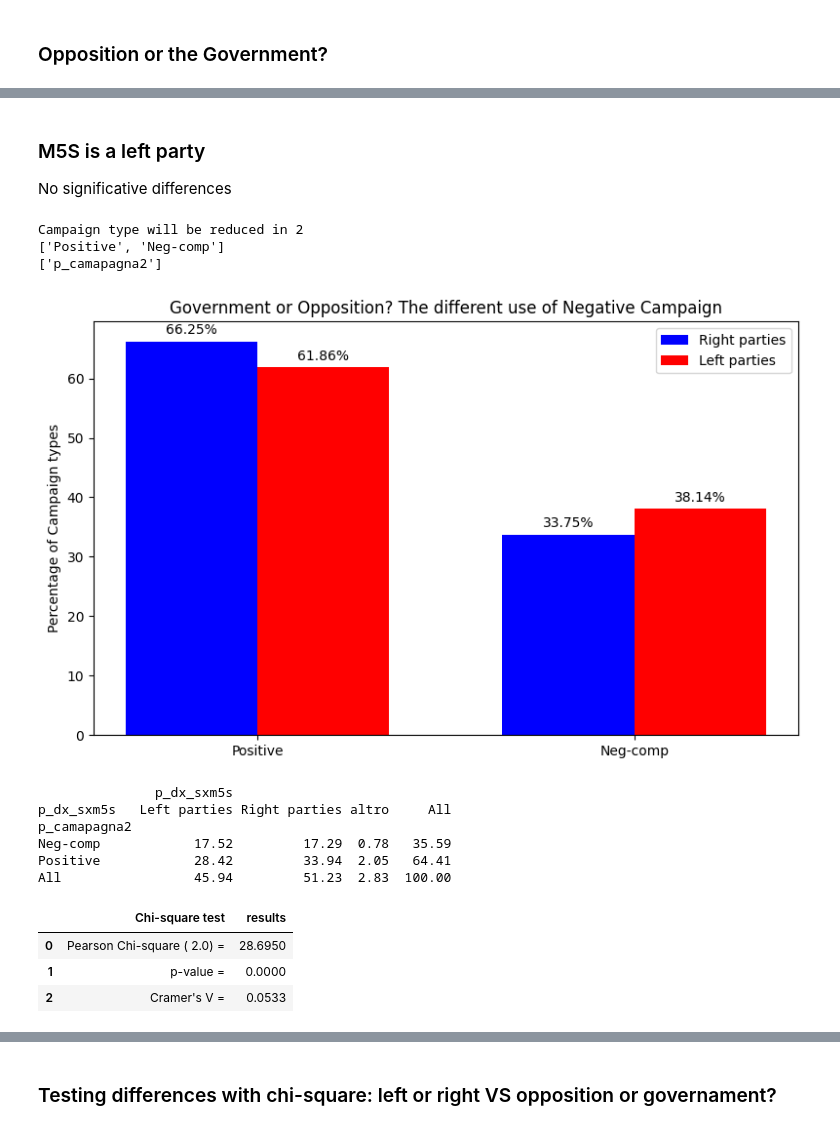
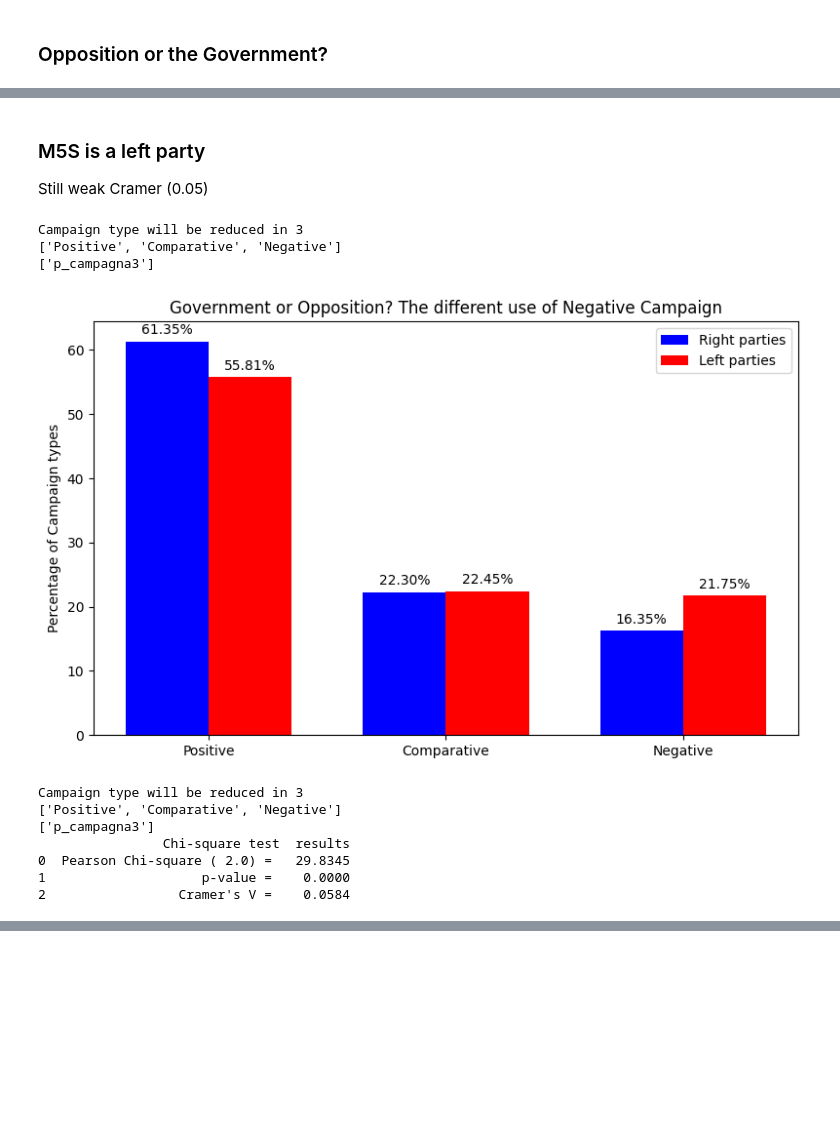
Before and after one commit to SalvatoreRomano1/thesis, a Jupyter notebook: analysis_python/Statistical_Analysis.ipynb, the cells around one changed output, grey strips where cells are left out. Cells and saved outputs as stored; diff of their text form; code cells hidden in the pictures; blank space fills up the shorter version.

```diff
--- a/analysis_python/Statistical_Analysis.ipynb
+++ b/analysis_python/Statistical_Analysis.ipynb
@@ -189,0 +95,9 @@ comDB = comDB.replace({'destra':'Right parties', 'sinistra':'Left parties'})
+# %%
+#Rename the variables to traslate them in english
+comDB = comDB.replace({'Positiva':'Positive', 'Negativa': 'Negative', 'Comparativa': 'Comparative', 'Neutro':'Neutral'})
+comDB = comDB.replace({'opposizione':'Opposition', 'governo':'Government'})
+comDB = comDB.replace({'destra':'Right parties', 'sinistra':'Left parties'})
+comDB = comDB.replace({'ambiguo':'Ambiguos', 'negativo': 'Negative', 'problematico': 'Problematic', 'hate':'Hate Speech', 'positivo':'Positive'})
+
+
+hide_toggle()
@@ -351,11 +479,11 @@ changeReduction()
 
 
 # create the new DB
-a = postDB.loc[postDB['p_dx_sx'] == 'Right parties']
+a = postDB3.loc[postDB3['p_dx_sx'] == 'Right parties']
 a = a.groupby(p_campagnaVar).count().reindex(newindex)
 a = a.Count.transform(lambda x: x/x.sum()*100)
 
-b= postDB.loc[postDB['p_dx_sx'] == 'Left parties']
+b= postDB3.loc[postDB3['p_dx_sx'] == 'Left parties']
 b = b.groupby(p_campagnaVar).count().reindex(newindex)
 b = b.Count.transform(lambda x: x/x.sum()*100)
 
@@ -383,4 +511,20 @@ ax.legend()
 fig.tight_layout()
 #plt.savefig('images/governo.png', dpi=300)
 plt.show()
+
+changeReduction()
+
+crosstab, test_results, expected = rp.crosstab(postDB["p_camapagna2"], postDB["p_dx_sx"],
+                                               prop= 'col',
+                                               test= "chi-square",
+                                               expected_freqs= True,
+                                               )
+#print (crosstab)
+#print('---------------------------------------------------')
+#print (expected)
+#print('---------------------------------------------------')
+print(test_results)
+
+
+hide_toggle()
 # %% [output]
@@ -391,64 +543,66 @@ Campaign type will be reduced in 2
 # %% [markdown]
 ### M5S is a left party
-No significative differences
+Still weak Cramer (0.05)
 # %%
 # The use of negative campaign: Opposition or the Government?
 
 changeReduction()
 
 # create the new DB
-a = postDB.loc[postDB['p_dx_sxm5s'] == 'Right parties']
+a = postDB3.loc[postDB3['p_dx_sxm5s'] == 'Right parties']
 a = a.groupby(p_campagnaVar).count().reindex(newindex)
 a = a.Count.transform(lambda x: x/x.sum()*100)
 
-b= postDB.loc[postDB['p_dx_sxm5s'] == 'Left parties']
+b= postDB3.loc[postDB3['p_dx_sxm5s'] == 'Left parties']
 b = b.groupby(p_campagnaVar).count().reindex(newindex)
 b = b.Count.transform(lambda x: x/x.sum()*100)
 
 # create a figure
 fig, ax = plt.subplots(figsize=(8,5), dpi=100)
 labels = b.index
 
 # add legend
 x = np.arange(len(labels))
 width = 0.35  # the width of the bars
 rects1 = ax.bar(x - width/2, a, width, label='Right parties', color='b',)
 rects2 = ax.bar(x + width/2, b, width, label='Left parties', color='r', )
 
 autolabel_barPC(rects1)
 autolabel_barPC(rects2)
 
 # add labels
 ax.set_ylabel('Percentage of Campaign types')
 ax.set_title('Government or Opposition? The different use of Negative Campaign')
 ax.set_xticks(x)
 ax.set_xticklabels(labels)
 ax.legend()
 
 # plot
 fig.tight_layout()
 #plt.savefig('images/governo.png', dpi=300)
 plt.show()
 
+changeReduction()
 
-crosstab, test_results, expected = rp.crosstab(postDB["p_camapagna2"], postDB["p_dx_sxm5s"],
+crosstab, test_results, expected = rp.crosstab(postDB3["p_camapagna2"], postDB3["p_dx_sxm5s"],
                                                test= "chi-square",
                                                expected_freqs= True,
                                                prop= "cell")
-print (crosstab)
-test_results
+#print (crosstab)
+#print('---------------------------------------------------')
+print (test_results)
+
+
+hide_toggle()
 # %% [output]
-Campaign type will be reduced in 2
-['Positive', 'Neg-comp']
-['p_camapagna2']
+Campaign type will be reduced in 3
+['Positive', 'Comparative', 'Negative']
+['p_campagna3']
-[figure, old version]
+[figure, new version]
-               p_dx_sxm5s
-p_dx_sxm5s   Left parties Right parties altro     All
-p_camapagna2
-Neg-comp            17.52         17.29  0.78   35.59
-Positive            28.42         33.94  2.05   64.41
-All                 45.94         51.23  2.83  100.00
+Campaign type will be reduced in 3
+['Positive', 'Comparative', 'Negative']
+['p_campagna3']
+                Chi-square test  results
+0  Pearson Chi-square ( 2.0) =   29.8345
+1                    p-value =    0.0000
+2                 Cramer's V =    0.0584
-|  | Chi-square test | results |
-| 0 | Pearson Chi-square ( 2.0) = | 28.6950 |
-| 1 | p-value = | 0.0000 |
-| 2 | Cramer's V = | 0.0533 |
@@ -455,2 +609,0 @@ All                 45.94         51.23  2.83  100.00
-# %% [markdown]
-### Testing differences with chi-square: left or right VS opposition or governament?
```
Also changed, not shown: parts of 76 cells of this notebook, 1 other file.
